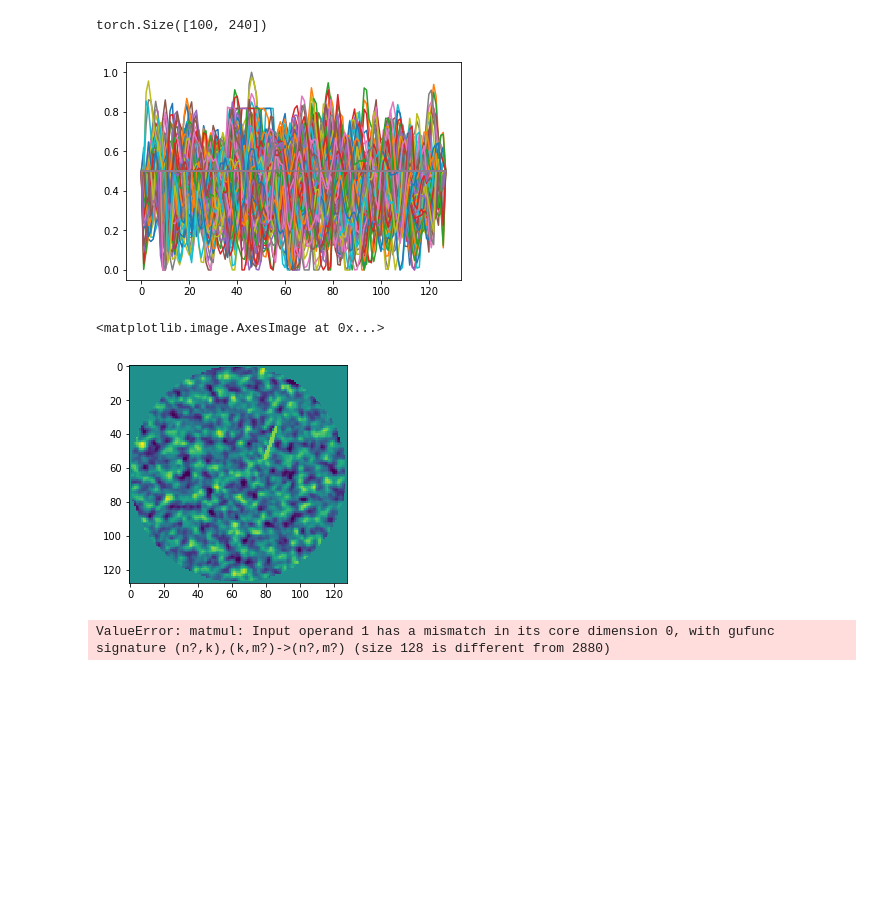
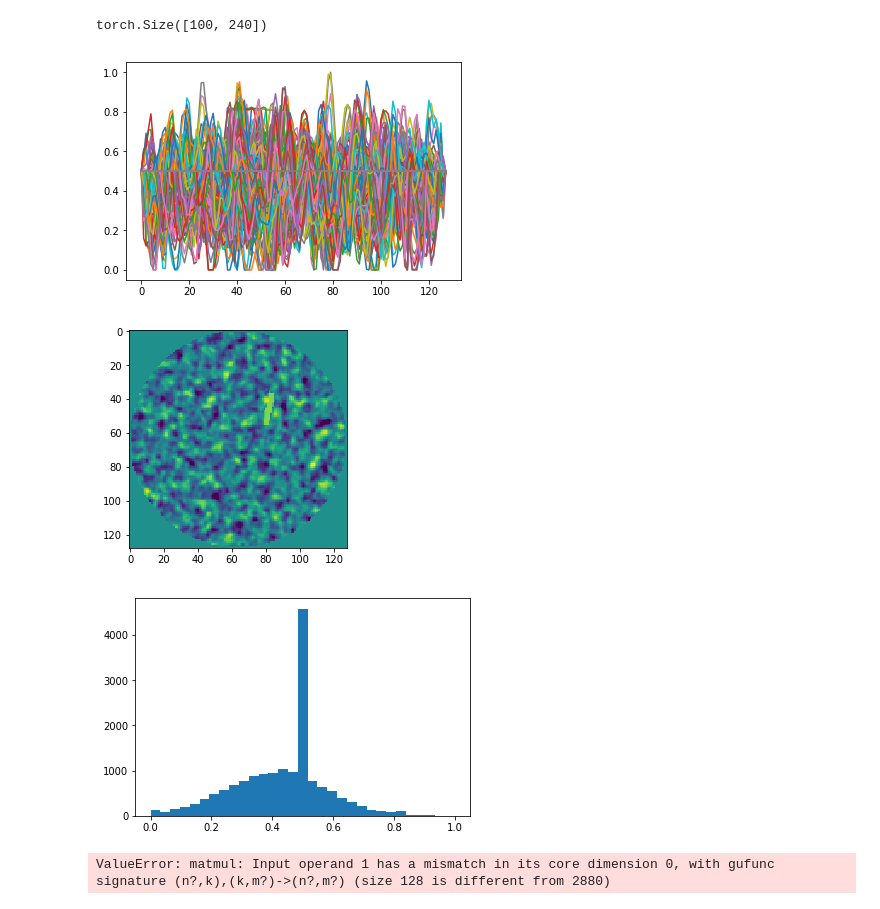
Before and after one commit to laurentperrinet/WhereIsMyMNIST, a Jupyter notebook: dev/2019-06-07-Where-tests.ipynb, the cells around one changed output. Saved outputs shown, nothing was run; the diff lists cells and outputs as text; code cells hidden in the pictures; blank space fills up the shorter version.

```diff
--- a/dev/2019-06-07-Where-tests.ipynb
+++ b/dev/2019-06-07-Where-tests.ipynb
@@ -18,7 +18,7 @@ from where import RetinaFill, CollFill, WhereShift, RetinaBackground, RetinaMask
 from where import RetinaTransform, WhereNet, CollTransform, MNIST, Normalize, WhereTrainer, Where
 # %%
 from main import init
-args = init(filename='../data/2019-06-12')
+args = init(filename='../data/2019-06-13')
 args
 # %% [output]
 {'w': 28,
@@ -135,12 +135,14 @@ torch.Size([100, 240])
 # %%
 i = 4
 _ = plt.plot(data[i,:].detach().numpy())
 plt.show()
 plt.imshow(data[i,:])
+plt.show()
+_ = plt.hist(data[i,:].detach().numpy().flatten(),31)
 # %% [output]
-[figure, old version]
+[figure, new version]
-<matplotlib.image.AxesImage at 0x...>
-[figure, old version]
+[figure, new version]
+[figure, added]
 # %%
 plt.imshow(retina.retina_invert(data[i,:].detach().numpy()))
 # %% [output]
```
Also changed, not shown: parts of 11 cells of this notebook, 4 other files.
